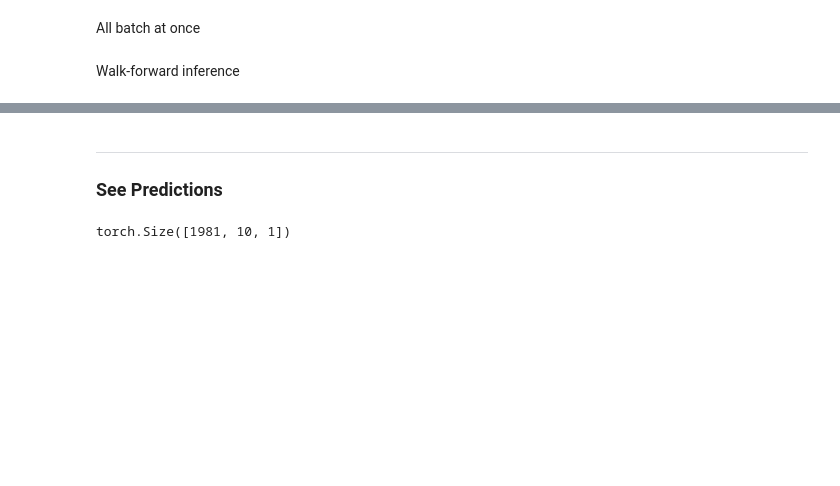
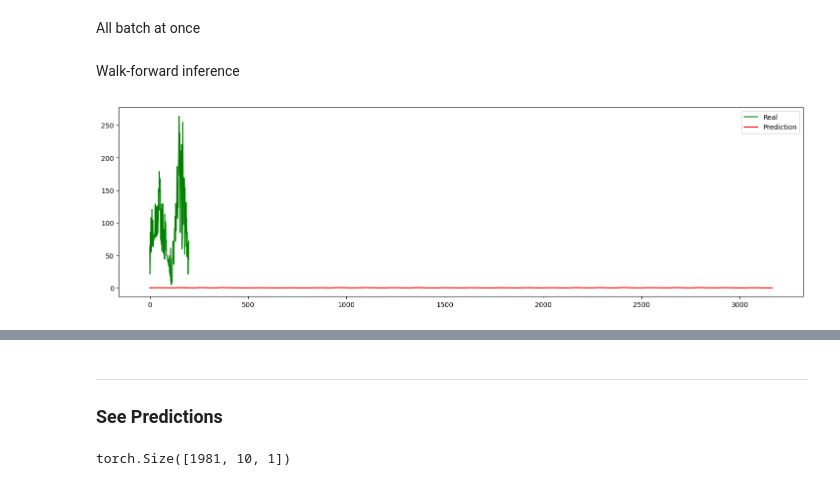
Before and after one commit to kevinscaccia/Time-Series-Transformers, a Jupyter notebook: simple_serie_test.ipynb, the cells around one changed output, grey strips where cells are left out. Cells and saved outputs as stored; diff of their text form; code cells hidden in the pictures; blank space fills up the shorter version.

Commit message:
[add] Testing different model inference procedures

```diff
--- a/simple_serie_test.ipynb
+++ b/simple_serie_test.ipynb
@@ -65,0 +79,12 @@ num of batches = 1981
+# %%
+import pandas as pd
+from sklearn.preprocessing import MinMaxScaler
+original_data = pd.read_csv('./Sunspots.csv')['Monthly Mean Total Sunspot Number'].values
+# original_data = generate_serie_simple(500, False, True)
+print(original_data[:10])
+scaler = MinMaxScaler()
+data = scaler.fit_transform(original_data.reshape(-1,1)).flatten()
+print(len(data))
+enc_x, dec_x, tgt_y = make_batches(data, INPUT_LEN, FORECAST_HORIZON)
+print(f'num of batches = {enc_x.shape[0]}')
+print(data[:10])
@@ -96,17 +133,6 @@ torch.Size([2, 10, 1])
 # %% [markdown]
 ---
 ### Train Loop
-# %%
-optimizer = optim.SGD(model.parameters(), lr=0.01, momentum=0.9)
-
-for epoch in range(20):
-    for input, target in dataset:
-        optimizer.zero_grad()
-        output = model(input)
-        loss = loss_fn(output, target)
-        loss.backward()
-        optimizer.step()
-    scheduler.step()
 # %%
 
 model = TimeSeriesTransformer(model_params)
@@ -140,13 +191,6 @@ enc_x, dec_x,  tgt_y  = enc_x.cpu(), dec_x.cpu(), tgt_y.cpu()
 # %% [markdown]
 ---
 ### Inference Loop
-# %%
-def plot_predictions(real_serie, pred_y):
-    plt.figure(figsize=(18,5))
-    plt.plot(real_serie, 'g', label='Real')
-    plt.plot(pred_y, 'r', label='Prediction')
-    plt.legend()
-    plt.show()
 # %% [markdown]
 All batch at once
 # %%
@@ -191,28 +235,33 @@ def inference_batch(model, src, forecast_window, verbose=False):
 # %% [markdown]
 Walk-forward inference
 # %%
-def inference_flat_serie(model, serie_data, verbose=False):
+def inference_flat_serie(model, serie_data, forecast_horion, verbose=False):
     input_len = model.input_len
     point_forecasts = []
-    i = 0
-    while i+input_len < len(serie_data):
-        src = serie_data[i:i+input_len].reshape(1,-1, 1)
-        tgt = src[:, -1, :].unsqueeze(-1) # shape [batch_size, 1, 1]
+    for i in range(forecast_horion):
+        src = serie_data[i:i+input_len].reshape(1,-1, 1) # encoder input
+        tgt = src[:, -1, :].unsqueeze(-1) # decoder input shape [batch_size, 1, 1]
         # Create masks
         dim_a = tgt.shape[0]
         dim_b = src.shape[1]
         tgt_mask = generate_square_subsequent_mask(dim_a,dim_a,)
         src_mask = generate_square_subsequent_mask(dim_a, dim_b)
         # Make prediction
-        # print('encoder input',src.squeeze())
         pred_y = model(src, tgt, src_mask, tgt_mask)
 
         if verbose:
             print(f'#3.{i}) input: {src.shape} | decoder_input: {tgt.shape} | pred_y: {pred_y.shape}')
 
         # Obtain predicted value
         point_forecasts.append(pred_y.squeeze().detach())
         i += 1
 
 
     return np.asarray(point_forecasts) #np.concatenate([serie_data[:input_len], np.asarray(point_forecasts)])
+
+model.eval() # sets all layers to eval
+pred_y = inference_flat_serie(model, torch.tensor(data, dtype=torch.float32), FORECAST_HORIZON)
+# pred_y = scaler.inverse_transform(pred_y.reshape(-1,1)).flatten()
+plot_predictions(data[:200], pred_y)
+# %% [output]
+[figure, added]
```
Also changed, not shown: parts of 15 cells of this notebook, 3 other files.
